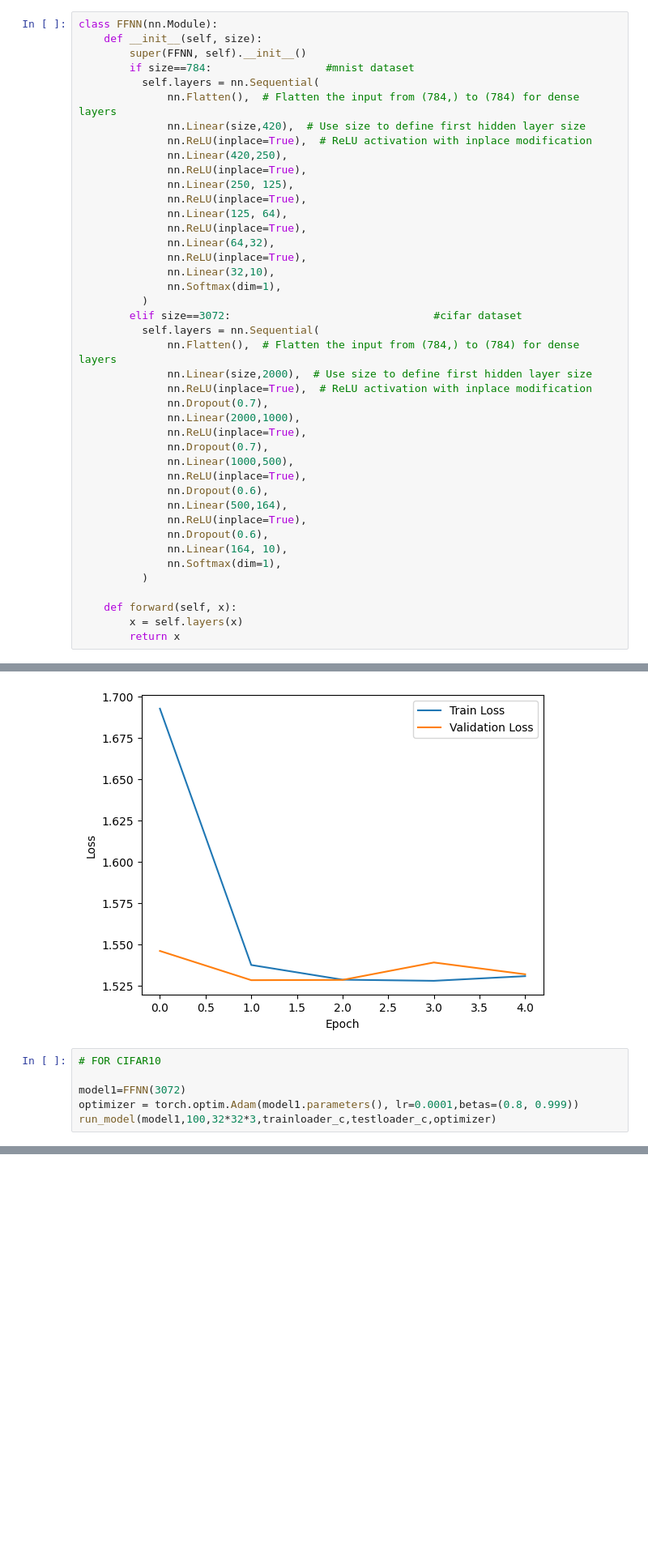
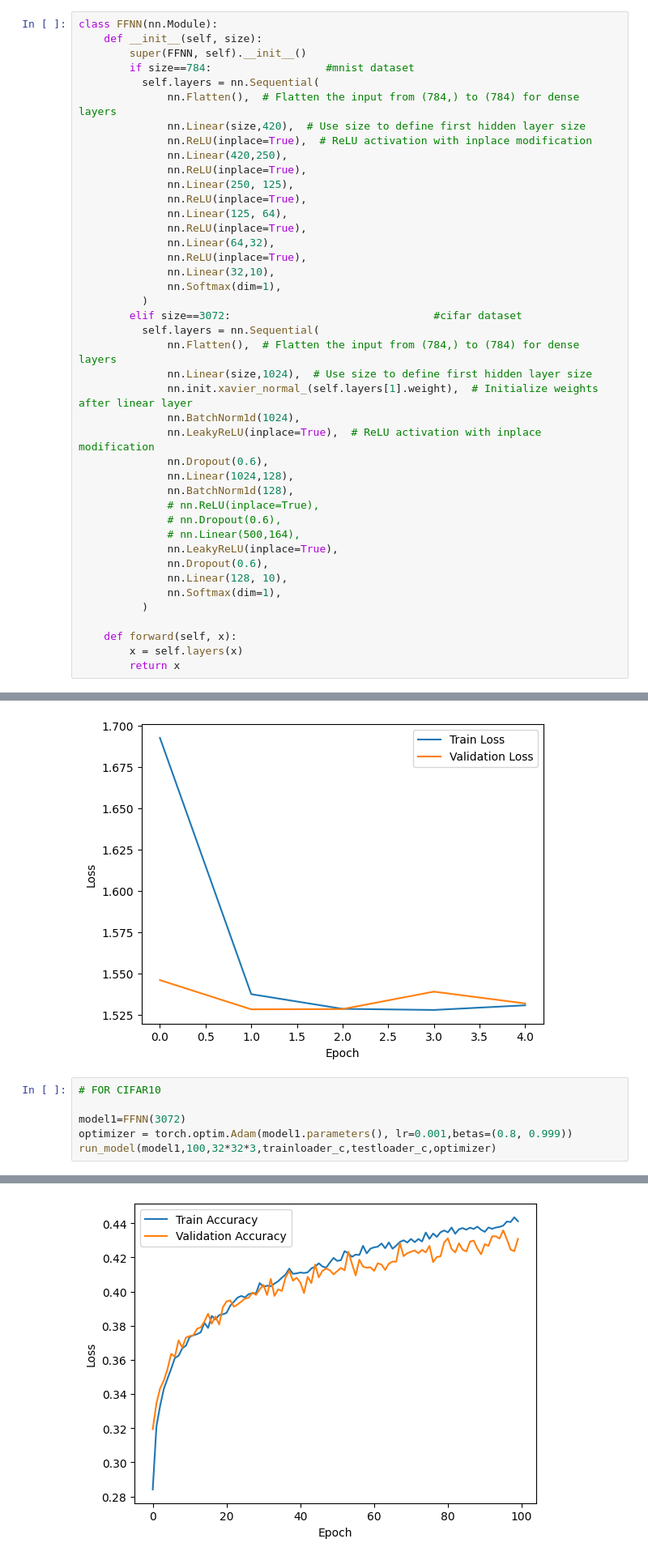
Before and after one commit to Afsah-Hyder/CV_recitation, a Jupyter notebook: CV_Assignment_01.ipynb, the cells around one changed output, grey strips where cells are left out. Shown at 81% size. Drawn from its saved outputs; the diff is of its cells as text; blank space fills up the shorter version.

```diff
--- a/CV_Assignment_01.ipynb
+++ b/CV_Assignment_01.ipynb
@@ -276,19 +275,19 @@ class FFNN(nn.Module):
         elif size==3072:                                #cifar dataset
           self.layers = nn.Sequential(
               nn.Flatten(),  # Flatten the input from (784,) to (784) for dense layers
-              nn.Linear(size,2000),  # Use size to define first hidden layer size
-              nn.ReLU(inplace=True),  # ReLU activation with inplace modification
-              nn.Dropout(0.7),
-              nn.Linear(2000,1000),
-              nn.ReLU(inplace=True),
-              nn.Dropout(0.7),
-              nn.Linear(1000,500),
-              nn.ReLU(inplace=True),
+              nn.Linear(size,1024),  # Use size to define first hidden layer size
+              nn.init.xavier_normal_(self.layers[1].weight),  # Initialize weights after linear layer
+              nn.BatchNorm1d(1024),
+              nn.LeakyReLU(inplace=True),  # ReLU activation with inplace modification
               nn.Dropout(0.6),
-              nn.Linear(500,164),
-              nn.ReLU(inplace=True),
+              nn.Linear(1024,128),
+              nn.BatchNorm1d(128),
+              # nn.ReLU(inplace=True),
+              # nn.Dropout(0.6),
+              # nn.Linear(500,164),
+              nn.LeakyReLU(inplace=True),
               nn.Dropout(0.6),
-              nn.Linear(164, 10),
+              nn.Linear(128, 10),
               nn.Softmax(dim=1),
           )
 
@@ -417,6 +416,6 @@ Epoch [5/5], Validation Loss: 1.5318, Validation Accuracy: 0.9292
 # FOR CIFAR10
 
 model1=FFNN(3072)
-optimizer = torch.optim.Adam(model1.parameters(), lr=0.0001,betas=(0.8, 0.999))
+optimizer = torch.optim.Adam(model1.parameters(), lr=0.001,betas=(0.8, 0.999))
 run_model(model1,100,32*32*3,trainloader_c,testloader_c,optimizer)
 # %% [output]
@@ -439,0 +439 @@ Epoch [30/100], Validation Loss: 2.1022, Validation Accuracy: 0.3568
+[figure, added]
```
Also changed, not shown: parts of 2 cells of this notebook.
